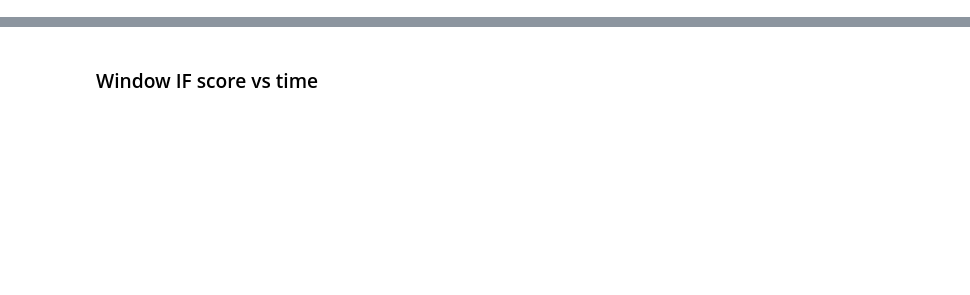
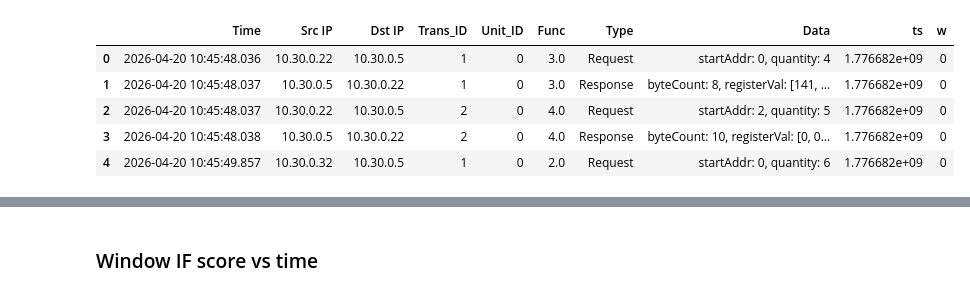
Before and after one commit to OT-Security-Interest-Group/GridSecSimV2, a Jupyter notebook: notebooks/modbus_ids.ipynb, the cells around one changed output, grey strips where cells are left out. Cells and saved outputs as stored; diff of their text form; code cells hidden in the pictures; blank space fills up the shorter version.

```diff
--- a/notebooks/modbus_ids.ipynb
+++ b/notebooks/modbus_ids.ipynb
@@ -70,51 +72,36 @@ from ids_pipeline import (
 # %%
 DATA_DIR = ROOT / "Full Data 4-20"
 EVAL_CSV = DATA_DIR / "fulldata2.csv"
+TRAIN_CSV = ROOT / "train_data" / "benign.csv"
 JSONL_PATHS = [
     DATA_DIR / "ids_events_orch1.jsonl",
     DATA_DIR / "ids_events_orch2.jsonl",
     DATA_DIR / "ids_events_orch3.jsonl",
 ]
 
-# Benign-only capture for fitting; missing file → single-file mode on EVAL_CSV below
-TRAIN_CSV = ROOT / "train_data" / "benign.csv"
-
-# ``None`` = auto grid-search offset so eval packet times overlap JSONL episode intervals
-EVAL_TS_OFFSET_SEC = None  # or set a float (seconds added to eval CSV ``ts`` for labels)
+EVAL_TS_OFFSET_SEC = None
 df_eval = load_clean_csv(EVAL_CSV)
 EVAL_TS_OFFSET_SEC, attack_intervals = resolve_label_ts_offset(
     df_eval["ts"].values, JSONL_PATHS, EVAL_TS_OFFSET_SEC
 )
-print(
-    f"Label offset: EVAL_TS_OFFSET_SEC={EVAL_TS_OFFSET_SEC}  (intervals: {len(attack_intervals)})"
-)
+print(f"Label offset: EVAL_TS_OFFSET_SEC={EVAL_TS_OFFSET_SEC}  (intervals: {len(attack_intervals)})")
 print(time_alignment_report(df_eval["ts"].values, attack_intervals, offset_sec=EVAL_TS_OFFSET_SEC))
 
-cfg = CascadeConfig(
+cfg = WindowIFConfig(
     window_sec=10.0,
     include_dst_context=True,
     drop_src_identity=True,
     win_contamination="auto",
-    n_estimators_win=300,
-    n_estimators_pkt=150,
-    packet_include_dst=False,
+    n_estimators=300,
     train_frac=None,
     fit_benign_only=False,
-    cascade_mode="top_k",
-    cascade_top_k=100,
-    # Recall-first: alert if **packet OR window** IF is an outlier (no cascade top_k gate).
-    alert_basis="pkt_if_or_win",
-    # ~5% of fit benign in the IF tail → more alerts (tune 0.03–0.08).
-    benign_alert_quantile=0.05,
-    # Looser underlying IF when sklearn sets thresholds (used if quantile is None).
-    pkt_contamination=0.10,
-    min_consecutive_cascade=0,
+    benign_alert_quantile=0.045,
 )
 
 if TRAIN_CSV.is_file():
     df_train = load_clean_csv(TRAIN_CSV)
-    print(f"Fit IF on benign train: {TRAIN_CSV.name} ({len(df_train)} rows)")
-    print(f"Score / evaluate on: {EVAL_CSV.name} ({len(df_eval)} rows)")
+    print("Fit IF on:", TRAIN_CSV.name, len(df_train), "rows")
+    print("Score windows on:", EVAL_CSV.name, len(df_eval), "rows")
     res = fit_train_score_eval(
         df_train,
         df_eval,
@@ -123,26 +110,17 @@ if TRAIN_CSV.is_file():
         label_ts_offset_sec=0.0,
     )
 else:
-    print(
-        f"train_data/benign.csv not found at {TRAIN_CSV} — "
-        "fit and score on EVAL_CSV only (fit_benign_only uses JSONL)."
-    )
-    cfg_mixed = CascadeConfig(
+    print("Single-file mode:", EVAL_CSV.name, "(fit_benign_only)")
+    cfg_mixed = WindowIFConfig(
         window_sec=cfg.window_sec,
+        include_src_context=cfg.include_src_context,
         include_dst_context=cfg.include_dst_context,
         drop_src_identity=cfg.drop_src_identity,
         win_contamination=cfg.win_contamination,
-        pkt_contamination=cfg.pkt_contamination,
-        n_estimators_win=cfg.n_estimators_win,
-        n_estimators_pkt=cfg.n_estimators_pkt,
-        packet_include_dst=cfg.packet_include_dst,
+        n_estimators=cfg.n_estimators,
         train_frac=0.7,
         fit_benign_only=True,
-        cascade_mode=cfg.cascade_mode,
-        cascade_top_k=cfg.cascade_top_k,
         benign_alert_quantile=cfg.benign_alert_quantile,
-        min_consecutive_cascade=cfg.min_consecutive_cascade,
-        alert_basis=cfg.alert_basis,
     )
     res = fit_and_score(
         df_eval,
@@ -151,34 +129,11 @@ else:
         label_ts_offset_sec=float(EVAL_TS_OFFSET_SEC),
     )
 
-df, feat, pkt = res.df, res.feat, res.pkt
-print("t_cut:", res.t_cut, "| separate_eval_corpus:", getattr(res, "separate_eval_corpus", False))
+df, feat = res.df, res.feat
+print("t_cut:", res.t_cut, "| separate_eval_corpus:", res.separate_eval_corpus)
 if res.benign_thresh_win is not None:
-    print(
-        "Benign quantile thresholding: q=",
-        cfg.benign_alert_quantile,
-        "| win decision <= ",
-        res.benign_thresh_win,
-        "| pkt decision <= ",
-        res.benign_thresh_pkt,
-    )
-_orch_ips = sorted(
-    {str(iv[3]).strip() for iv in attack_intervals if len(iv) > 3 and str(iv[3]).strip()}
-)
-_tev = pkt["ts"].values.astype(np.float64) + float(EVAL_TS_OFFSET_SEC)
-_in_ep = packet_attack_labels(_tev, attack_intervals, offset_sec=0.0).astype(bool)
-_touch = np.zeros(len(pkt), dtype=bool)
-if "Src IP" in pkt.columns:
-    _touch |= pkt["Src IP"].astype(str).str.strip().isin(_orch_ips).to_numpy()
-if "Dst IP" in pkt.columns:
-    _touch |= pkt["Dst IP"].astype(str).str.strip().isin(_orch_ips).to_numpy()
-pkt["alert_tight"] = pkt["cascade_alert"].to_numpy() & _in_ep & _touch
-print(
-    "alert_tight (cascade ∧ JSONL episode ∧ Src|Dst ∈ orch):",
-    int(pkt["alert_tight"].sum()),
-    "| cascade:",
-    int(pkt["cascade_alert"].sum()),
-)
+    print("Benign quantile: q =", cfg.benign_alert_quantile, "if_score <=", res.benign_thresh_win)
+
 df.head()
 # %% [output]
 Label offset: EVAL_TS_OFFSET_SEC=14160.0  (intervals: 68)
@@ -189,0 +148,6 @@ SyntaxError: keyword argument repeated: pkt_contamination (2227078515.py, line 4
+|  | Time | Src IP | Dst IP | Trans_ID | Unit_ID | Func | Type | Data | ts | w |
+| 0 | 2026-04-20 10:45:48.036 | 10.30.0.22 | 10.30.0.5 | 1 | 0 | 3.0 | Request | startAddr: 0, quantity: 4 | 1.776682e+09 | 0 |
+| 1 | 2026-04-20 10:45:48.037 | 10.30.0.5 | 10.30.0.22 | 1 | 0 | 3.0 | Response | byteCount: 8, registerVal: [141, ... | 1.776682e+09 | 0 |
+| 2 | 2026-04-20 10:45:48.037 | 10.30.0.22 | 10.30.0.5 | 2 | 0 | 4.0 | Request | startAddr: 2, quantity: 5 | 1.776682e+09 | 0 |
+| 3 | 2026-04-20 10:45:48.038 | 10.30.0.5 | 10.30.0.22 | 2 | 0 | 4.0 | Response | byteCount: 10, registerVal: [0, 0... | 1.776682e+09 | 0 |
+| 4 | 2026-04-20 10:45:49.857 | 10.30.0.32 | 10.30.0.5 | 1 | 0 | 2.0 | Request | startAddr: 0, quantity: 6 | 1.776682e+09 | 0 |
```
Also changed, not shown: parts of 21 cells of this notebook, 3 other files.
